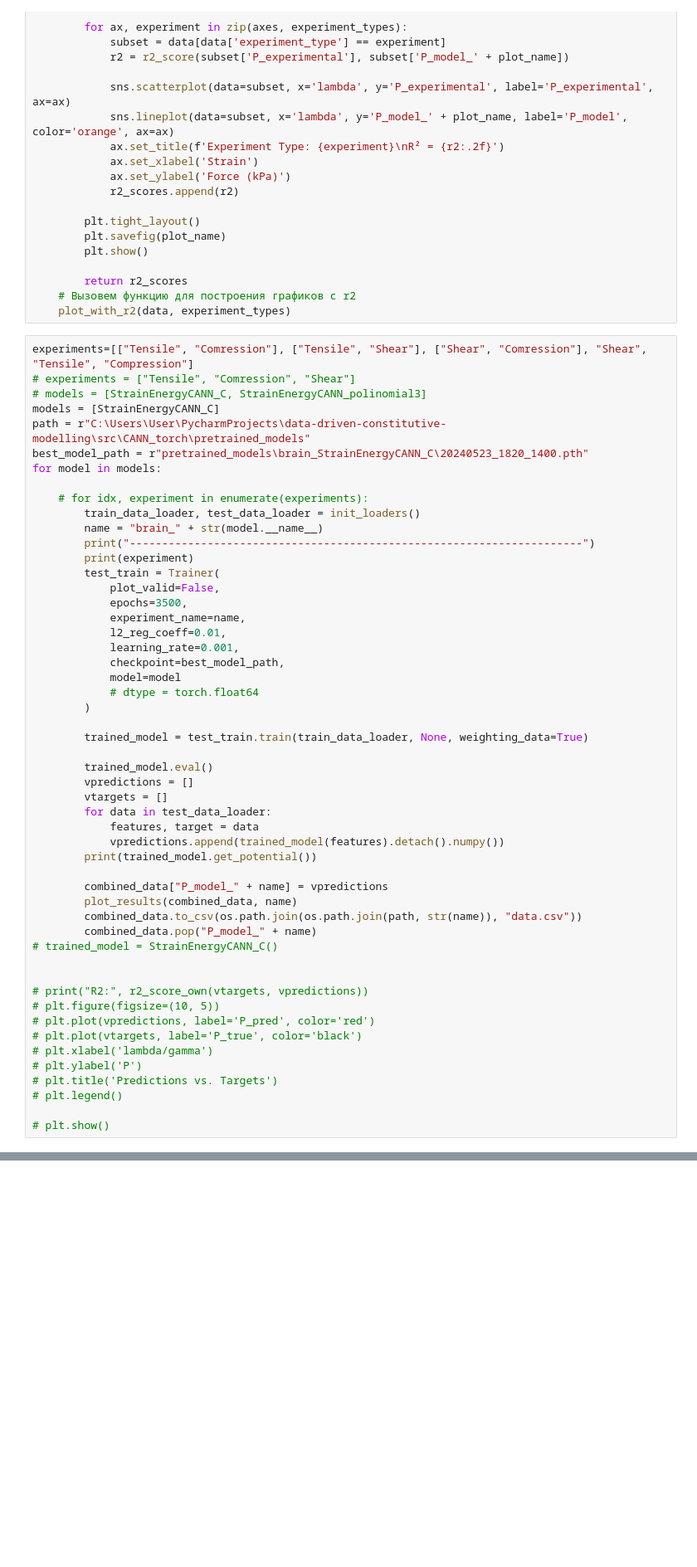
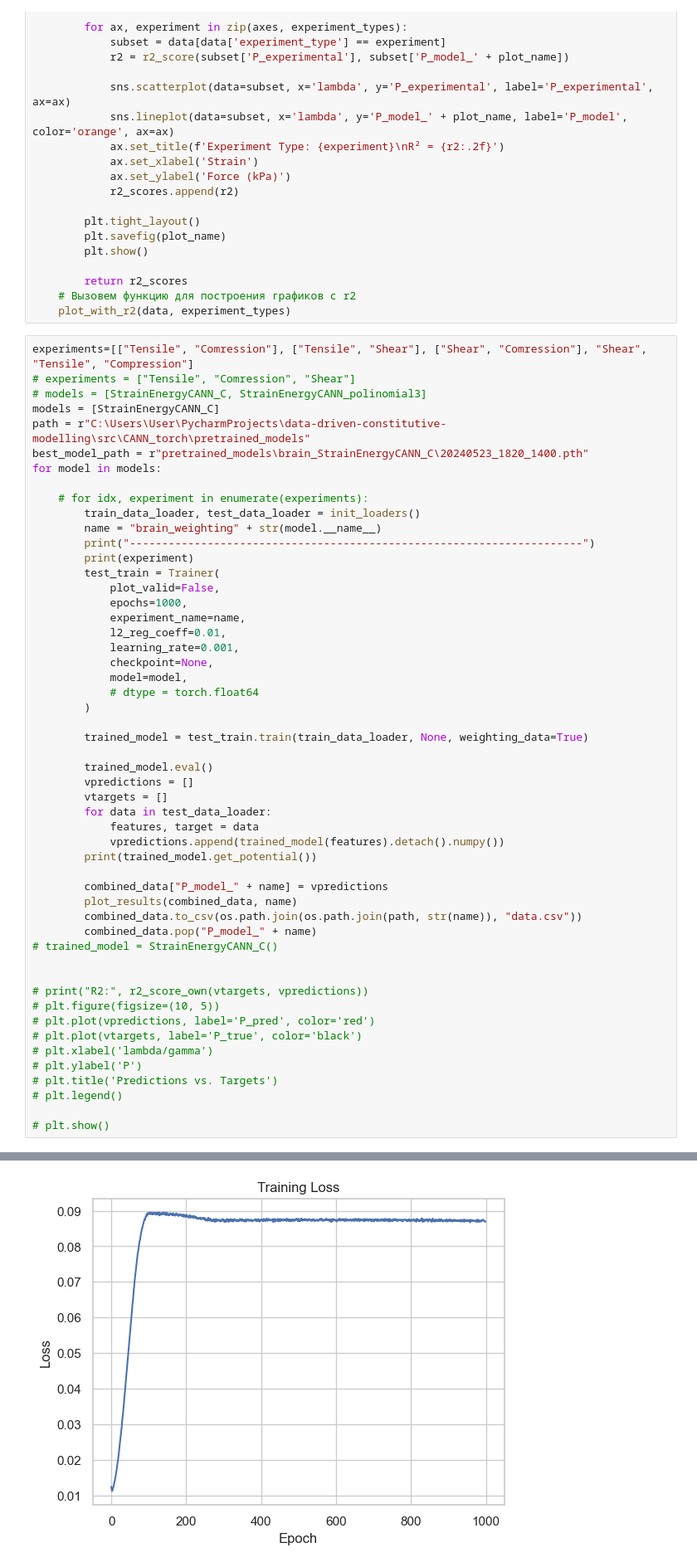
Before and after one commit to 23Grammer58/data-driven-constitutive-modelling, a Jupyter notebook: src/CANN_torch/brain.ipynb, the cells around one changed output, grey strips where cells are left out. Shown at 83% size. Saved outputs shown, nothing was run; the diff lists cells and outputs as text; blank space fills up the shorter version.

```diff
--- a/src/CANN_torch/brain.ipynb
+++ b/src/CANN_torch/brain.ipynb
@@ -184,17 +246,17 @@ for model in models:
 
     # for idx, experiment in enumerate(experiments):
         train_data_loader, test_data_loader = init_loaders()
-        name = "brain_" + str(model.__name__)
+        name = "brain_weighting" + str(model.__name__)
         print("----------------------------------------------------------------------")
         print(experiment)
         test_train = Trainer(
             plot_valid=False,
-            epochs=3500,
+            epochs=1000,
             experiment_name=name,
             l2_reg_coeff=0.01,
             learning_rate=0.001,
-            checkpoint=best_model_path,
-            model=model
+            checkpoint=None,
+            model=model,
             # dtype = torch.float64
         )
 
@@ -225,3 +287,4 @@ for model in models:
 # plt.legend()
 
 # plt.show()
+# %% [output]
@@ -227,0 +313 @@ for model in models:
+[figure, added]
```
Also changed, not shown: parts of 8 cells of this notebook, 1 other file.
